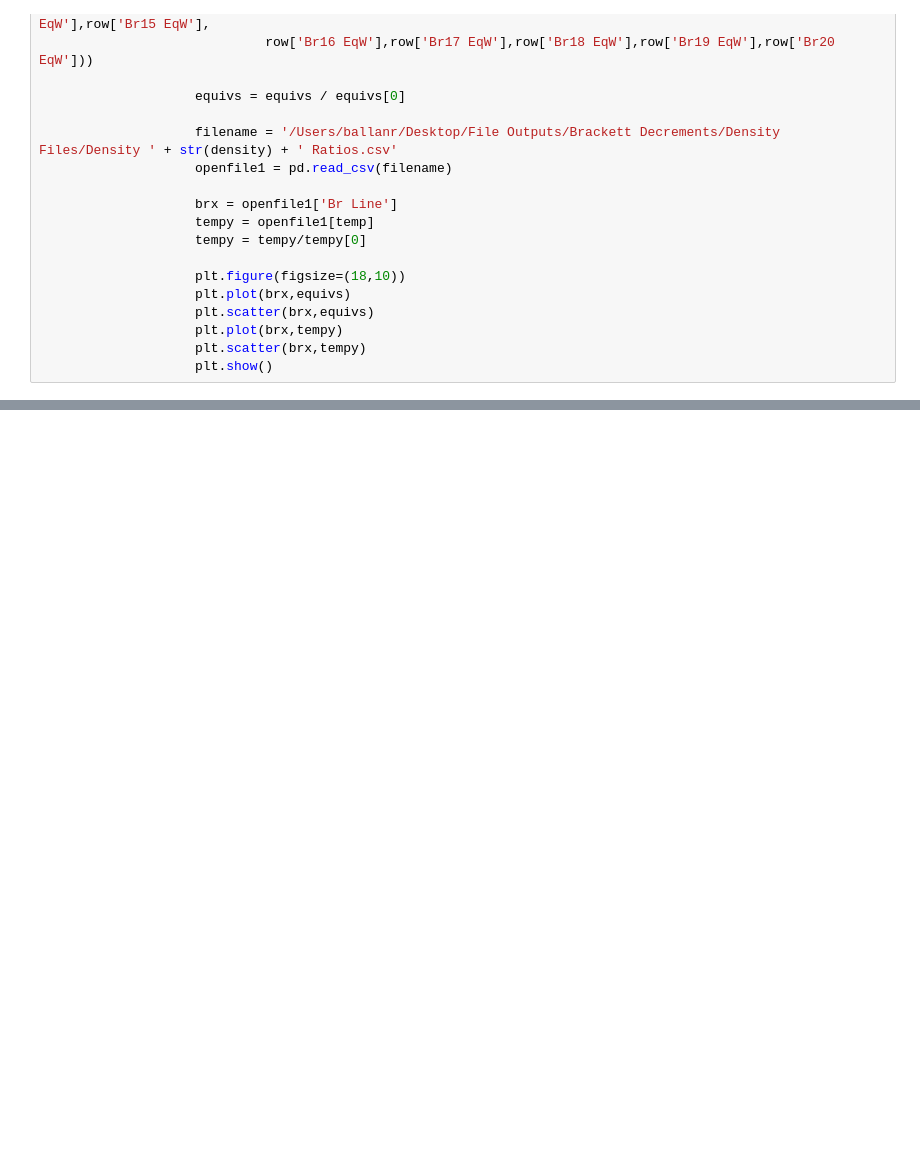
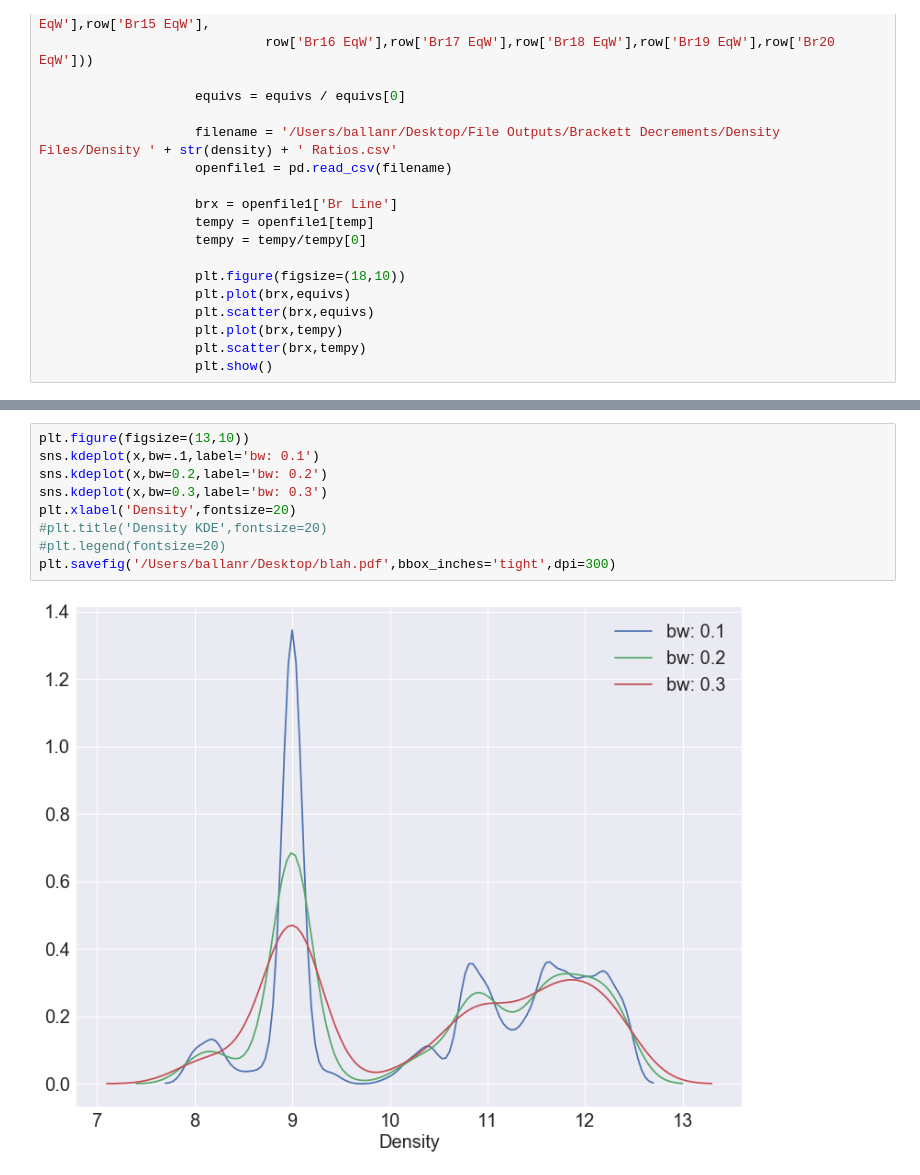
Before and after one commit to ballanr/T-Tauri, a Jupyter notebook: In Development/Untitled1.ipynb, the cells around one changed output, grey strips where cells are left out. Drawn from its saved outputs; the diff is of its cells as text; blank space fills up the shorter version.

```diff
--- a/In Development/Untitled1.ipynb
+++ b/In Development/Untitled1.ipynb
@@ -259,0 +329,11 @@ plt.close()
+# %%
+plt.figure(figsize=(13,10))
+sns.kdeplot(x,bw=.1,label='bw: 0.1')
+sns.kdeplot(x,bw=0.2,label='bw: 0.2')
+sns.kdeplot(x,bw=0.3,label='bw: 0.3')
+plt.xlabel('Density',fontsize=20)
+#plt.title('Density KDE',fontsize=20)
+#plt.legend(fontsize=20)
+plt.savefig('/Users/ballanr/Desktop/blah.pdf',bbox_inches='tight',dpi=300)
+# %% [output]
+[figure, added]
```
Also changed, not shown: parts of 24 cells of this notebook.
